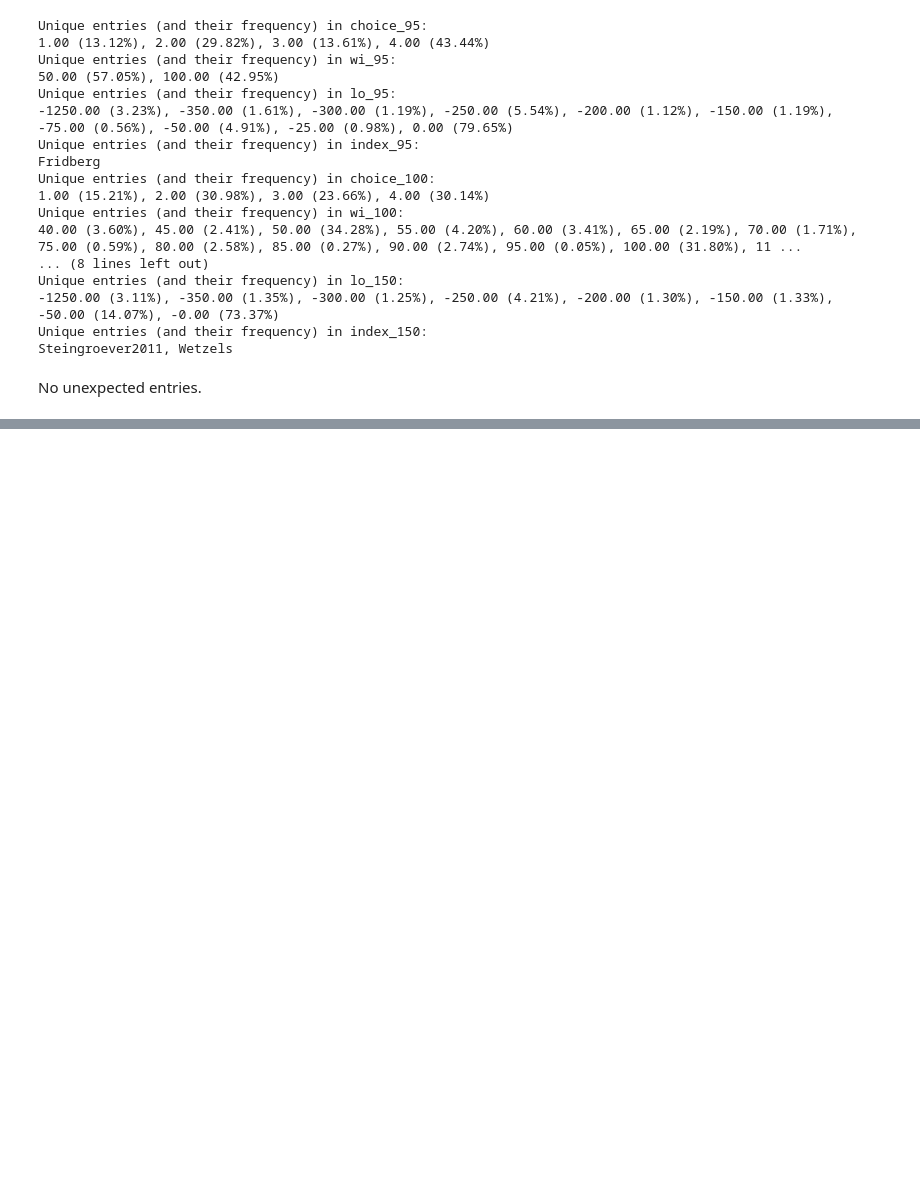
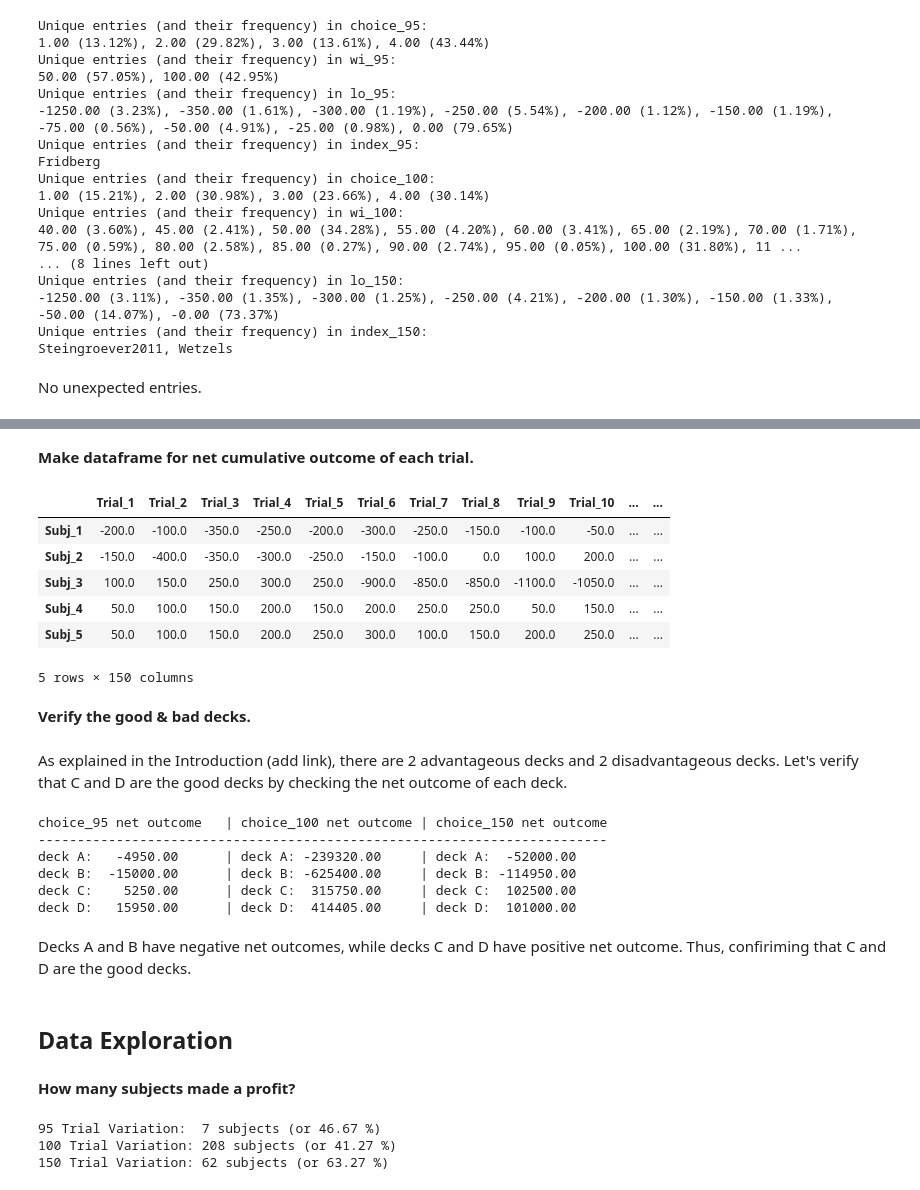
Before and after one commit to murphn88/ca4015-assignment-1, a Jupyter notebook: book/_build/jupyter_execute/data_exploration.ipynb, the cells around one changed output, grey strips where cells are left out. Cells and saved outputs as stored; diff of their text form; code cells hidden in the pictures; blank space fills up the shorter version.

```diff
--- a/book/_build/jupyter_execute/data_exploration.ipynb
+++ b/book/_build/jupyter_execute/data_exploration.ipynb
@@ -130,0 +159,55 @@ No unexpected entries.
+# %% [markdown]
+**Make dataframe for net cumulative outcome of each trial.**
+# %%
+cum_out_95 = net_95.cumsum(axis=1)
+cum_out_100 = net_100.cumsum(axis=1)
+cum_out_150 = net_150.cumsum(axis=1)
+cum_out_150.head()
+# %% [output]
+|  | Trial_1 | Trial_2 | Trial_3 | Trial_4 | Trial_5 | Trial_6 | Trial_7 | Trial_8 | Trial_9 | Trial_10 | ... | ... |
+| Subj_1 | -200.0 | -100.0 | -350.0 | -250.0 | -200.0 | -300.0 | -250.0 | -150.0 | -100.0 | -50.0 | ... | ... |
+| Subj_2 | -150.0 | -400.0 | -350.0 | -300.0 | -250.0 | -150.0 | -100.0 | 0.0 | 100.0 | 200.0 | ... | ... |
+| Subj_3 | 100.0 | 150.0 | 250.0 | 300.0 | 250.0 | -900.0 | -850.0 | -850.0 | -1100.0 | -1050.0 | ... | ... |
+| Subj_4 | 50.0 | 100.0 | 150.0 | 200.0 | 150.0 | 200.0 | 250.0 | 250.0 | 50.0 | 150.0 | ... | ... |
+| Subj_5 | 50.0 | 100.0 | 150.0 | 200.0 | 250.0 | 300.0 | 100.0 | 150.0 | 200.0 | 250.0 | ... | ... |
+5 rows × 150 columns
+# %% [markdown]
+**Verify the good & bad decks.**
+# %% [markdown]
+As explained in the Introduction (add link), there are 2 advantageous decks and 2 disadvantageous decks. Let's verify that C and D are the good decks by checking the net outcome of each deck.
+# %%
+print("{:} \t| {:} | {:}".format('choice_95 net outcome', 'choice_100 net outcome', 'choice_150 net outcome'))
+print('-' * 73)
+
+decks = ['A', 'B', 'C', 'D']
+for i in range (1,5):
+    deck = decks[i-1]
+    out_95 = net_95[data['choice_95'].isin([i])].fillna(0).values.sum()
+    out_100 = net_100[data['choice_100'].isin([i])].fillna(0).values.sum()
+    out_150 = net_150[data['choice_150'].isin([i])].fillna(0).values.sum()
+
+    print("deck {:}: {:10.2f} \t| deck {:}: {:10.2f} \t | deck {:}: {:10.2f}".format(deck, out_95, deck, out_100, deck, out_150))
+# %% [output]
+choice_95 net outcome   | choice_100 net outcome | choice_150 net outcome
+-------------------------------------------------------------------------
+deck A:   -4950.00      | deck A: -239320.00     | deck A:  -52000.00
+deck B:  -15000.00      | deck B: -625400.00     | deck B: -114950.00
+deck C:    5250.00      | deck C:  315750.00     | deck C:  102500.00
+deck D:   15950.00      | deck D:  414405.00     | deck D:  101000.00
+# %% [markdown]
+Decks A and B have negative net outcomes, while decks C and D have positive net outcome. Thus, confiriming that C and D are the good decks.
+# %% [markdown]
+## Data Exploration
+# %% [markdown]
+**How many subjects made a profit?**
+# %%
+profiters_95 = len(cum_out_95.loc[cum_out_95.Trial_95 > 0])
+print('95 Trial Variation: ', profiters_95, 'subjects (or',round(profiters_95 / cum_out_95.shape[0] * 100,2), '%)')
+profiters_100 = len(cum_out_100.loc[cum_out_100.Trial_100 > 0])
+print('100 Trial Variation:', profiters_100, 'subjects (or',round(profiters_100 / cum_out_100.shape[0] * 100,2), '%)')
+profiters_150 = len(cum_out_150.loc[cum_out_150.Trial_150 > 0])
+print('150 Trial Variation:', profiters_150, 'subjects (or',round(profiters_150 / cum_out_150.shape[0] * 100,2), '%)')
+# %% [output]
+95 Trial Variation:  7 subjects (or 46.67 %)
+100 Trial Variation: 208 subjects (or 41.27 %)
+150 Trial Variation: 62 subjects (or 63.27 %)
```
Also changed, not shown: parts of 20 cells of this notebook, 21 other files.
